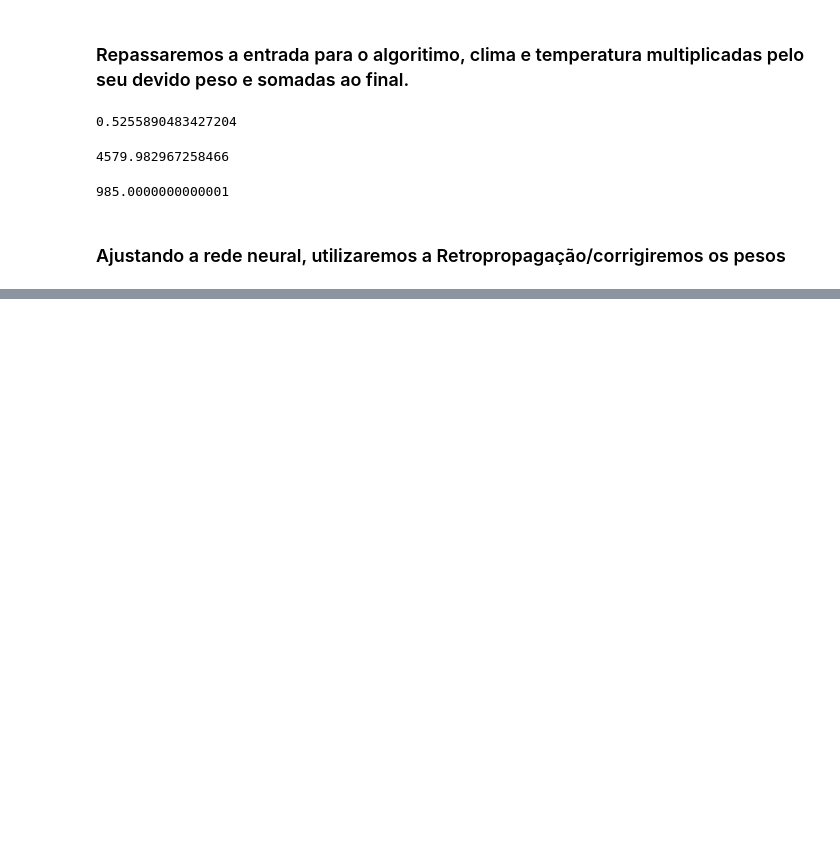
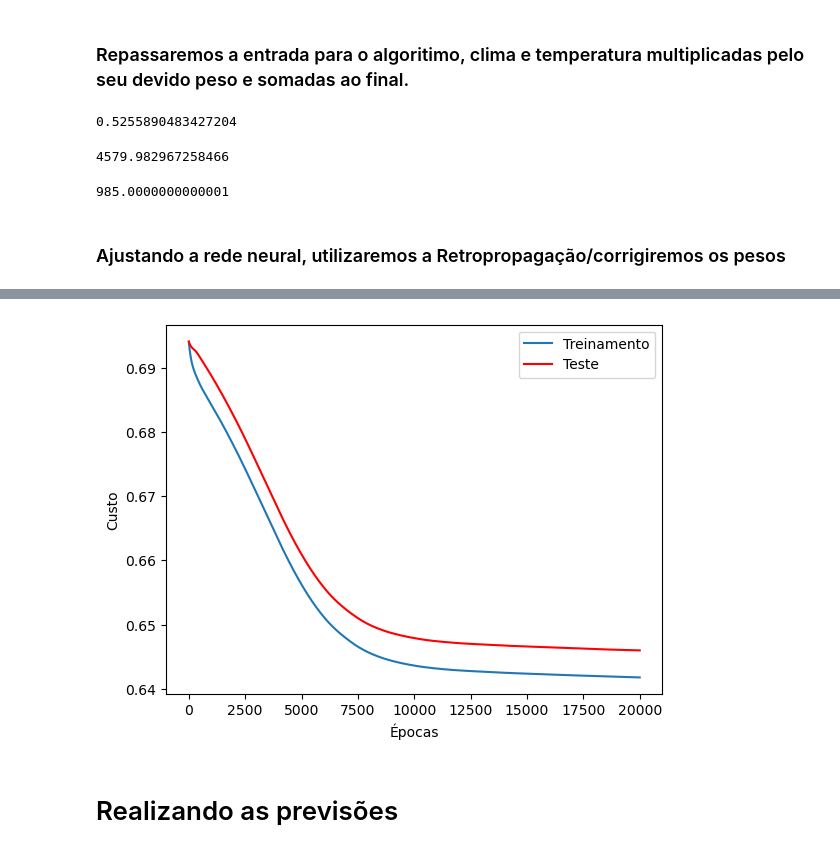
Before and after one commit to Renato-Ribeiroo/Cursos-Python, a Jupyter notebook: Curso Machine Learning Avançada/Regressão implemente uma rede neural com numpy/Alura Bike.ipynb, the cells around one changed output, grey strips where cells are left out. Cells and saved outputs as stored; diff of their text form; code cells hidden in the pictures; blank space fills up the shorter version.

```diff
--- a/Curso Machine Learning Avançada/Regressão implemente uma rede neural com numpy/Alura Bike.ipynb
+++ b/Curso Machine Learning Avançada/Regressão implemente uma rede neural com numpy/Alura Bike.ipynb
@@ -224,16 +218,31 @@ def atualiza(valores_parametros, gradientes, arquitetura, taxa_aprendizagem):
+# %%
+#implementando uma função de custo
+def valor_de_custo(Y_predito, Y):
+    # numero_de_exemplos
+    m = Y_predito.shape[1]
+
+    custo = -1 / m * (np.dot(Y, np.log(Y_predito).T) + np.dot(1 - Y, np.log(1 - Y_predito).T))
+    return np.squeeze(custo)
 # %%
 #adicionando gradiente na função atualiza pesos
 def retropropagacao_total(Y_predito, Y, memoria, valores_parametros, arquitetura):
+
     gradientes = {}
 
+    # numero de exemplos
+    #m = Y.shape[1]
+    # para garantir que os dois vetores tenham a mesma dimensão
     Y = Y.reshape(Y_predito.shape)
 
-    dAtivado_anterior = -(np.divide(Y,Y_predito) - np.divide(1-Y,1-Y_predito))
+    # inicia o algoritmo de gradiente descendente
+    dAtivado_anterior = - (np.divide(Y, Y_predito) - np.divide(1 - Y, 1 - Y_predito));
 
     for indice_camada_anterior, camada in reversed(list(enumerate(arquitetura))):
 
         indice_camada_atual = indice_camada_anterior + 1
-        funcao_ativacao_atual = camada[ativacao]
+        # Função de ativação para a camada atual
+
+        funcao_ativao_atual = camada["ativacao"]
 
         dAtivado_atual = dAtivado_anterior
 
@@ -244,11 +253,10 @@ def retropropagacao_total(Y_predito, Y, memoria, valores_parametros, arquitetura
         b_atual = valores_parametros["b" + str(indice_camada_atual)]
 
         dAtivado_anterior, dPesos_atual, db_atual = retropropagacao_uma_camada(
-        dAtivado_atual, Pesos_atual, b_atual, Saida_atual, Ativado_anterior,
-        funcao_ativacao_atual)
+            dAtivado_atual, Pesos_atual, b_atual, Saida_atual, Ativado_anterior, funcao_ativao_atual)
 
-        gradientes["dp" + str(indice_camada_atual)] = dPesos_atual
+        gradientes["dP" + str(indice_camada_atual)] = dPesos_atual
         gradientes["db" + str(indice_camada_atual)] = db_atual
 
-        return gradientes
+    return gradientes
 # %%
@@ -255,0 +336,10 @@ def retropropagacao_total(Y_predito, Y, memoria, valores_parametros, arquitetura
+# %%
+#dividir a base de dados em treino e teste
+from sklearn.model_selection import train_test_split
+
+X_treino, X_teste, y_treino, y_teste = train_test_split( X, y, test_size=0.43, random_state=42)
+# %%
+#treinar a rede neural chamando a função treino
+valores_parametros, historia_custo, historia_custo_teste = treino(np.transpose(X_treino), np.transpose(y_treino.reshape((y_treino.shape[0], 1))),
+                                                                  np.transpose(X_teste), np.transpose(y_teste.reshape((y_teste.shape[0], 1))),
+                                                                  arquitetura, 20000, 0.01)
@@ -255,0 +364,12 @@ def retropropagacao_total(Y_predito, Y, memoria, valores_parametros, arquitetura
+# %%
+#plotando os resultados
+plt.plot(historia_custo)
+plt.plot(historia_custo_teste, 'r')
+plt.legend(['Treinamento','Teste'])
+plt.ylabel('Custo')
+plt.xlabel('Épocas')
+plt.show()
+# %% [output]
+[figure, added]
+# %% [markdown]
+# Realizando as previsões
```
Also changed, not shown: parts of 9 cells of this notebook.
